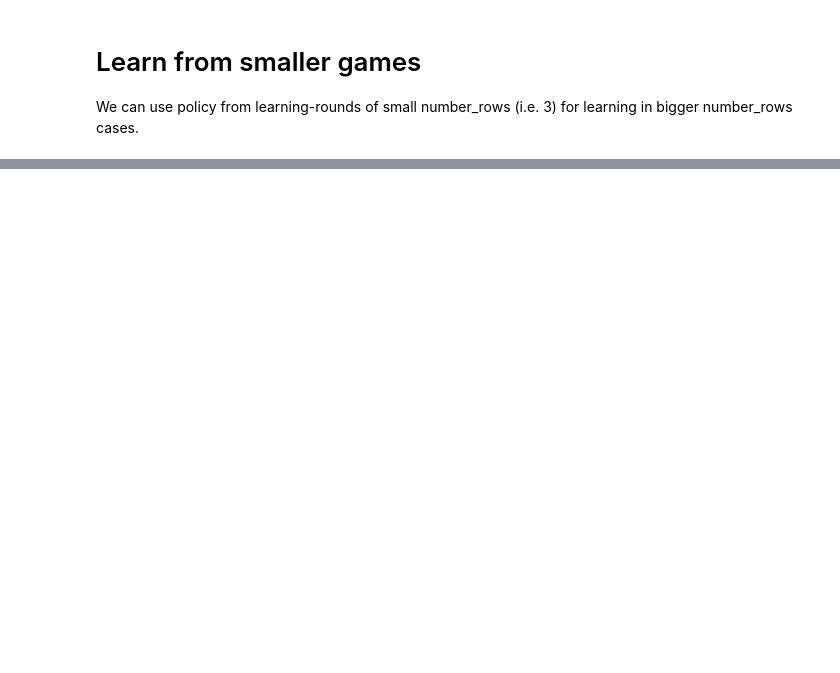
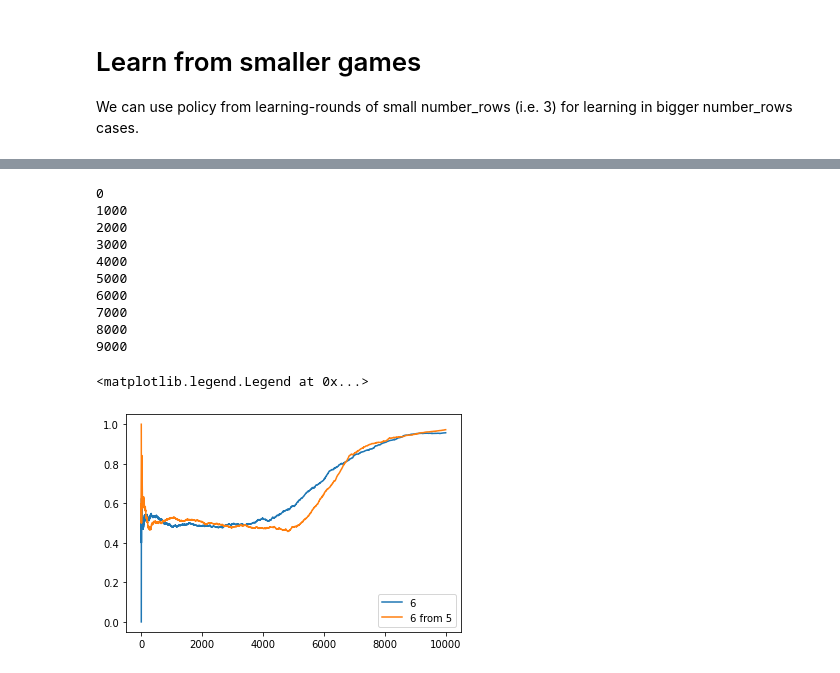
Before and after one commit to danielececcarelli/Transfer-RL-NIM, a Jupyter notebook: nim_final.ipynb, the cells around one changed output, grey strips where cells are left out. Cells and saved outputs as stored; diff of their text form; code cells hidden in the pictures; blank space fills up the shorter version.

```diff
--- a/nim_final.ipynb
+++ b/nim_final.ipynb
@@ -536,0 +558,34 @@ training...
+# %%
+for i in range(10000):
+    if(win6[i] == -1):
+        win6[i] = 0
+    if(win6_from5[i] == -1):
+        win6_from5[i] = 0
+# %%
+avg_rew_1 = []
+avg_rew_2 = []
+
+n = min(len(win6), len(win6_from5))
+
+for i in (range(n)):
+    if i%1000==0:
+        print(i)
+    avg_rew_1.append(np.mean(win6[max(0, i-2000):(i+1)]))
+    avg_rew_2.append(np.mean(win6_from5[max(0, i-2000):(i+1)]))
+
+plt.plot(avg_rew_1, label = '6')
+plt.plot(avg_rew_2, label = '6 from 5')
+plt.legend()
+# %% [output]
+0
+1000
+2000
+3000
+4000
+5000
+6000
+7000
+8000
+9000
+<matplotlib.legend.Legend at 0x...>
+[figure, added]
```
Also changed, not shown: parts of 8 cells of this notebook, 26 other files.
